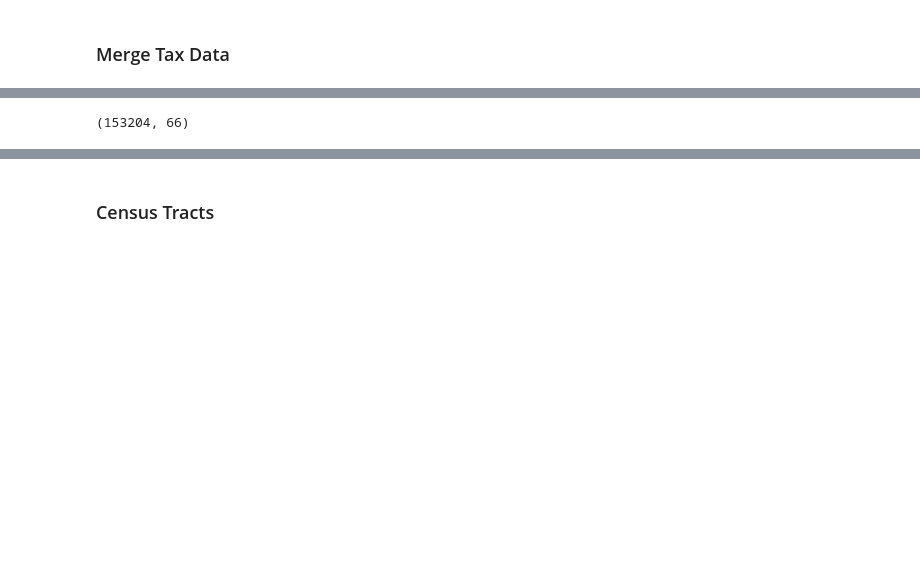
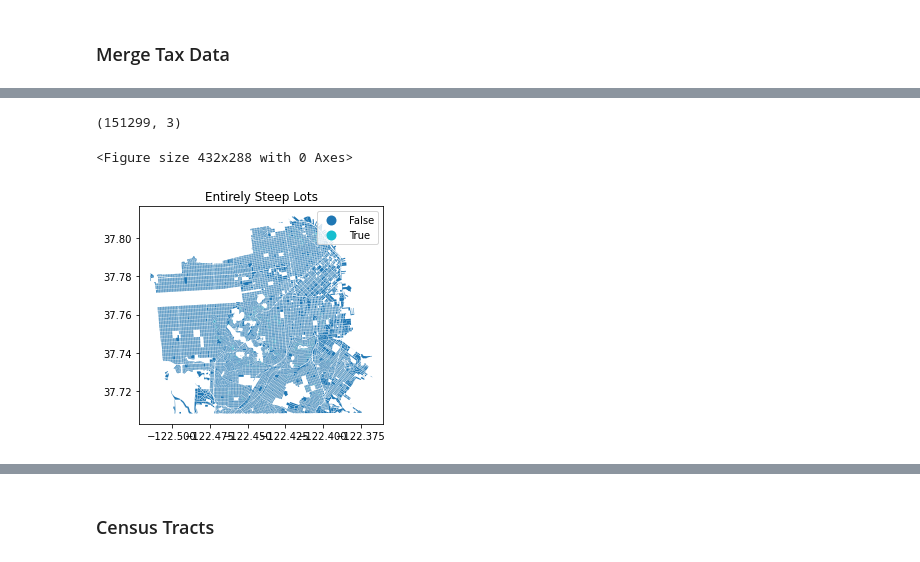
Before and after one commit to sdamerdji/dissertation, a Jupyter notebook: pdev/clean3.ipynb, the cells around one changed output, grey strips where cells are left out. Drawn from its saved outputs; the diff is of its cells as text; code cells hidden in the pictures; blank space fills up the shorter version.

```diff
--- a/pdev/clean3.ipynb
+++ b/pdev/clean3.ipynb
@@ -303,4 +222,4 @@ full_df4_slopes2 = full_df4_slopes2.drop_duplicates()
 # %%
-full_df4_slopes2.shape
+partly_steep.shape
 # %% [output]
-(153204, 66)
+(151299, 3)
@@ -307,2 +230,10 @@ full_df4_slopes2.shape
+# %%
+plt.clf()
+full_df.plot(column='entirely_steep_lot', legend=True)
+plt.title('Entirely Steep Lots')
+plt.show()
+# %% [output]
+<Figure size 432x288 with 0 Axes>
+[figure, added]
 # %%
 plt.clf()
```
Also changed, not shown: parts of 174 cells of this notebook, 4 other files.
